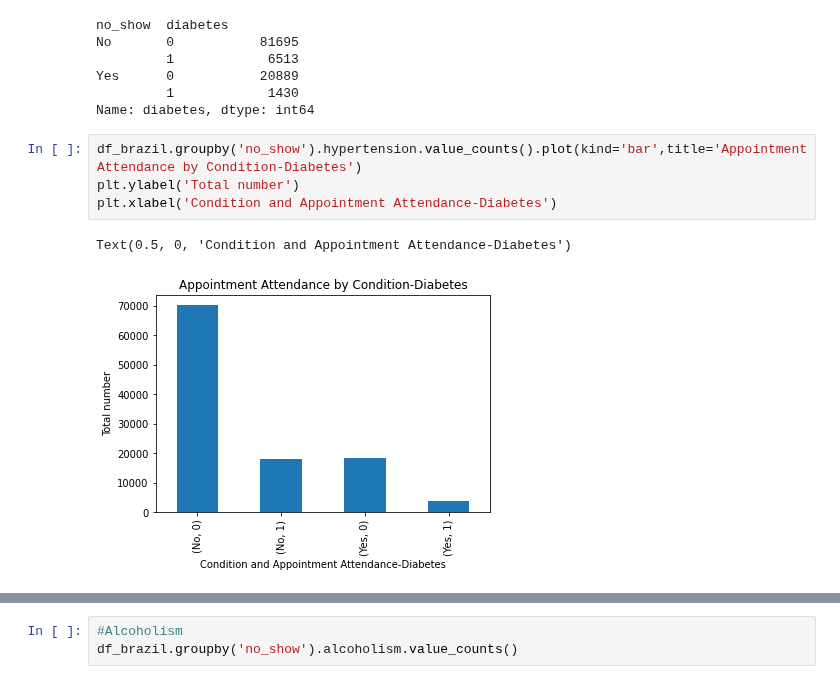
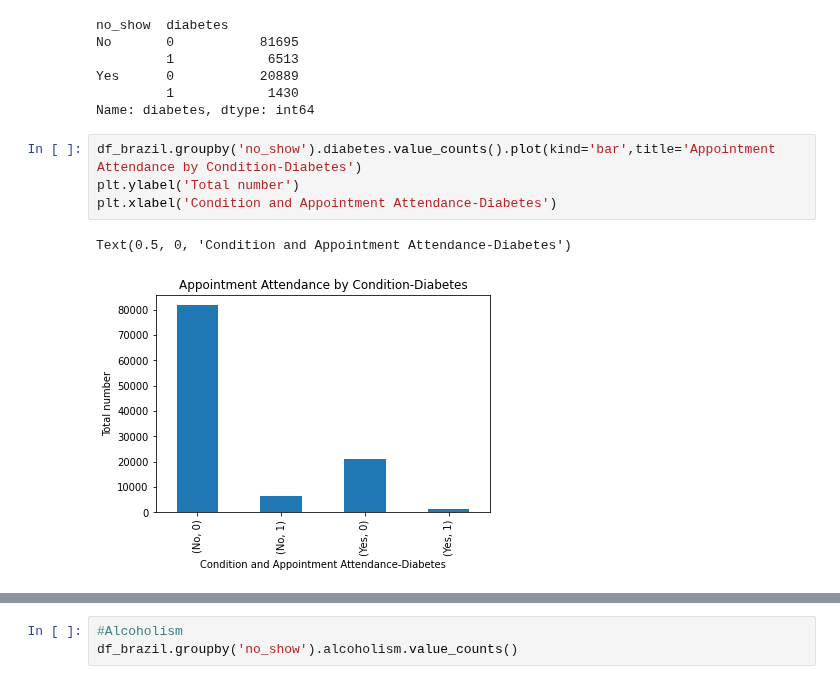
Before and after one commit to ochanyo/-Health-Data-Stories-A-case-of-Patient-Medical-Appointment-Attendance-In-Brazil, a Jupyter notebook: Data Exploration and Understanding Notebook.ipynb, the cells around one changed output, grey strips where cells are left out. Drawn from its saved outputs; the diff is of its cells as text.

```diff
--- a/Data Exploration and Understanding Notebook.ipynb
+++ b/Data Exploration and Understanding Notebook.ipynb
@@ -311,9 +311,9 @@ Yes      0           20889
          1            1430
 Name: diabetes, dtype: int64
 # %%
-df_brazil.groupby('no_show').hypertension.value_counts().plot(kind='bar',title='Appointment Attendance by Condition-Diabetes')
+df_brazil.groupby('no_show').diabetes.value_counts().plot(kind='bar',title='Appointment Attendance by Condition-Diabetes')
 plt.ylabel('Total number')
 plt.xlabel('Condition and Appointment Attendance-Diabetes')
 # %% [output]
 Text(0.5, 0, 'Condition and Appointment Attendance-Diabetes')
-[figure, old version]
+[figure, new version]
```
Also changed, not shown: parts of 16 cells of this notebook.
